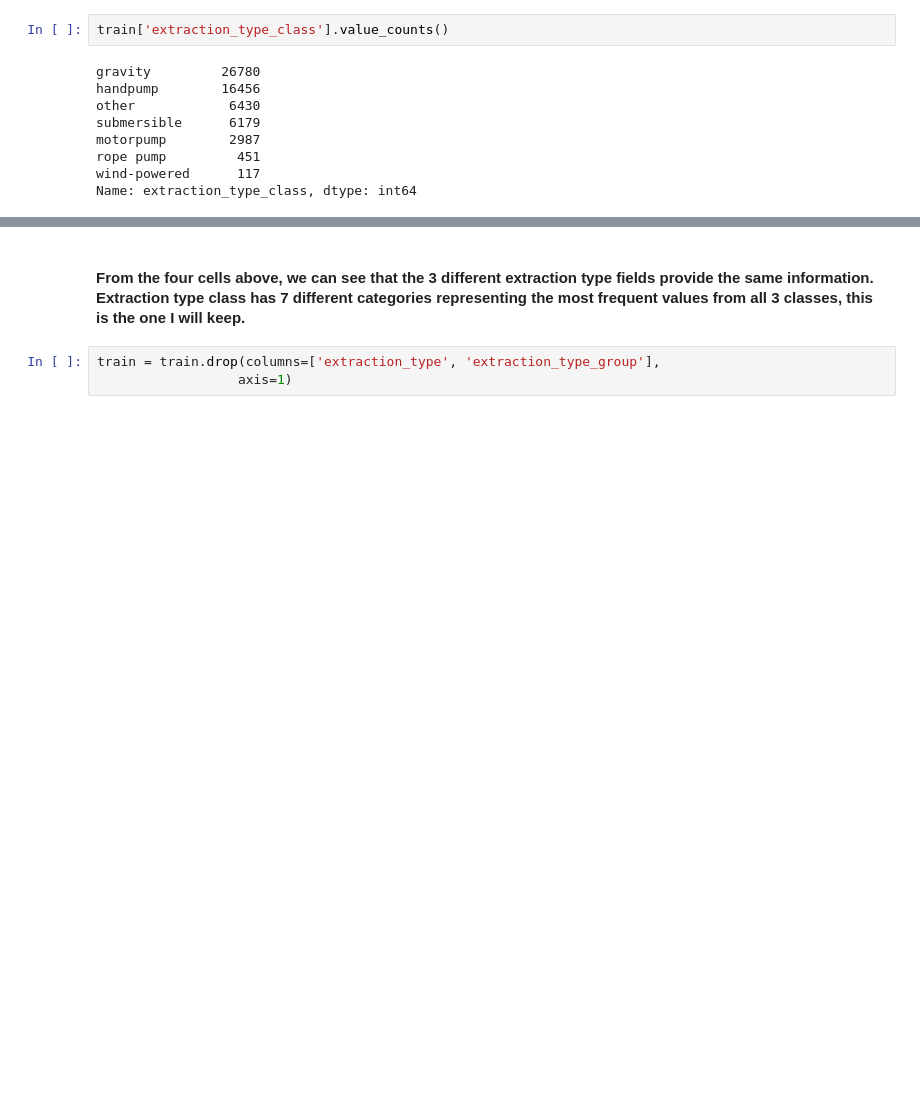
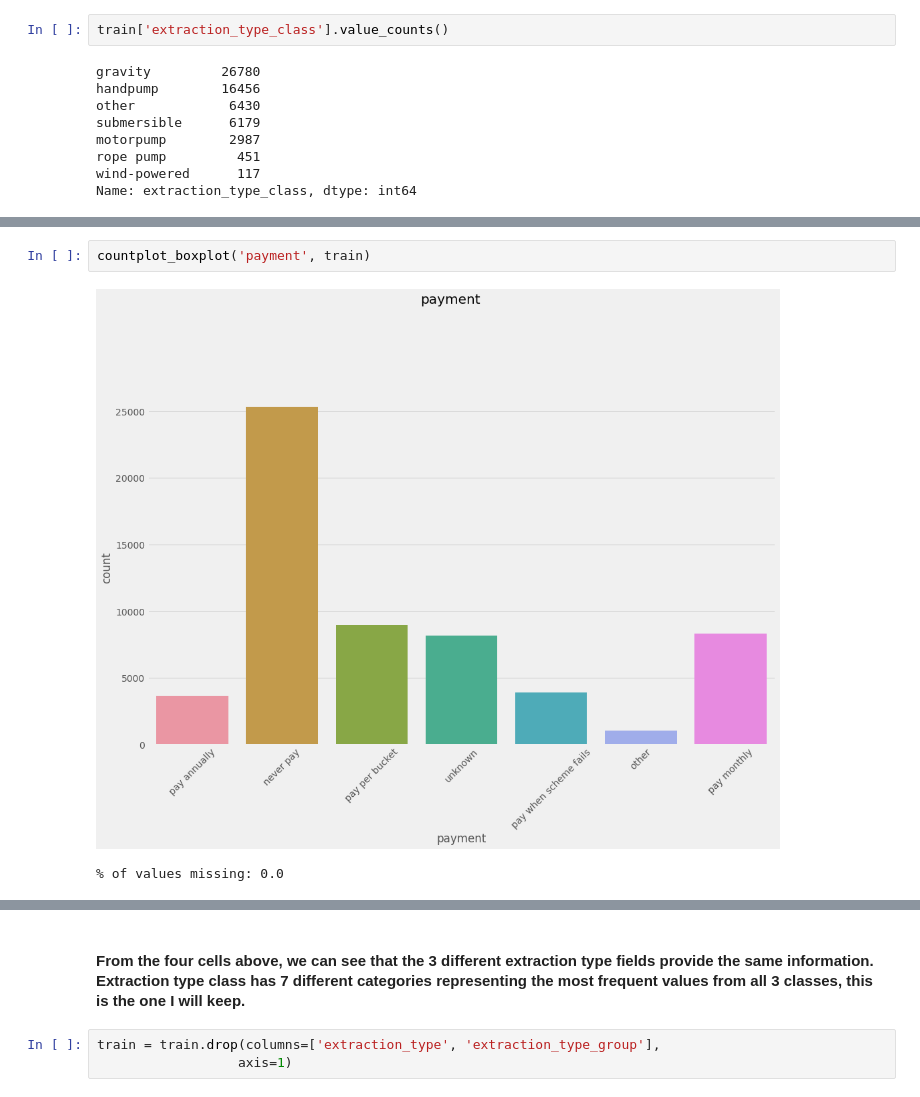
Before and after one commit to sydroth/tanzaniawellclassification, a Jupyter notebook: notebooks/02_jw_EDA.ipynb, the cells around one changed output, grey strips where cells are left out. Drawn from its saved outputs; the diff is of its cells as text; blank space fills up the shorter version.

```diff
--- a/notebooks/02_jw_EDA.ipynb
+++ b/notebooks/02_jw_EDA.ipynb
@@ -1335,0 +1367,5 @@ Name: extraction_type_class, dtype: int64
+# %%
+countplot_boxplot('payment', train)
+# %% [output]
+[figure, added]
+% of values missing: 0.0
```
Also changed, not shown: parts of 101 cells of this notebook, 1 other file.
